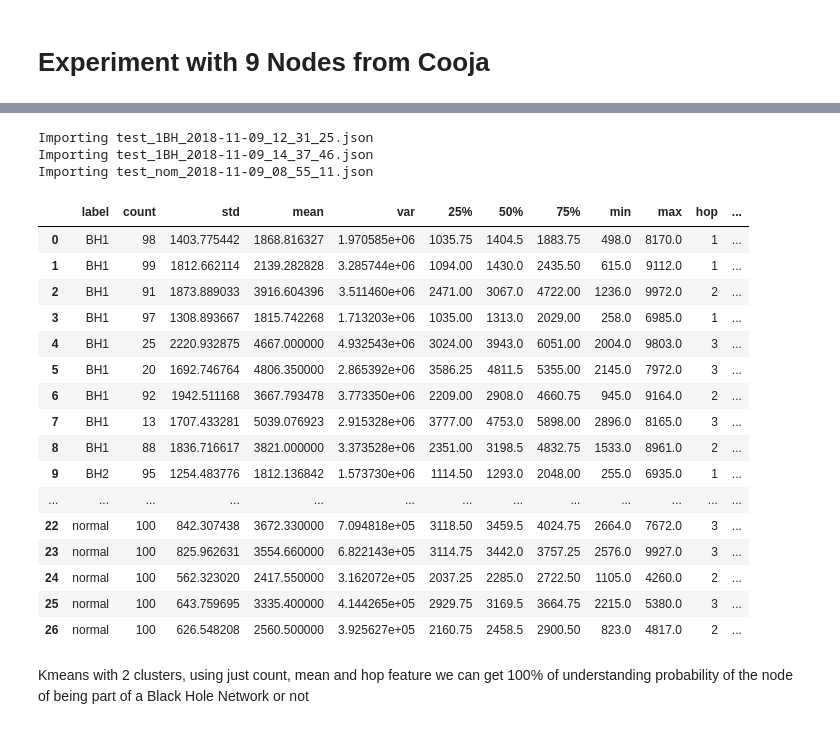
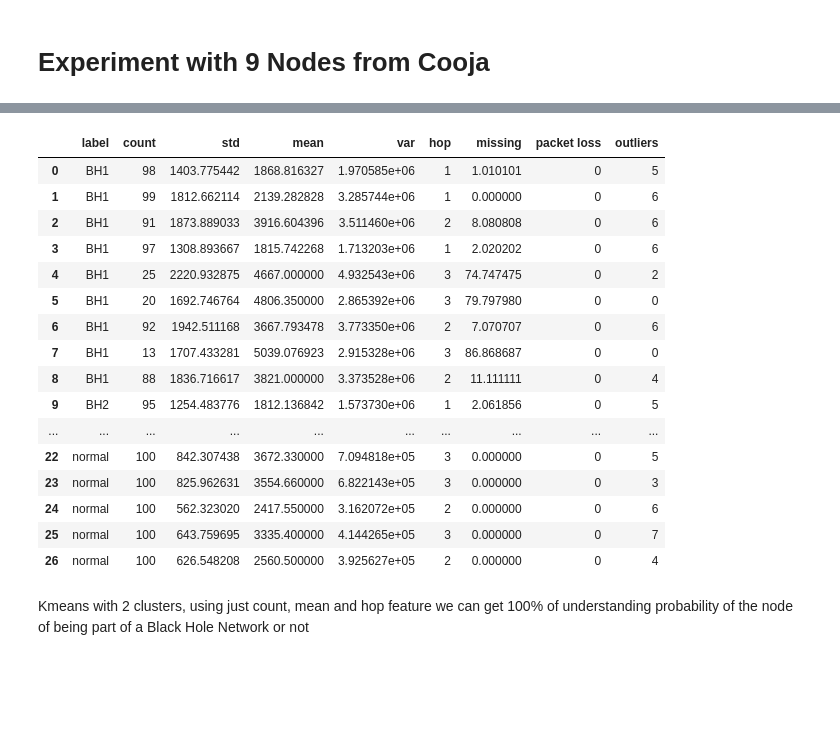
Before and after one commit to ichatz/iot-netprofiler, a Jupyter notebook: Kmeans/Kmeans Cooja 9.ipynb, the cells around one changed output, grey strips where cells are left out. Drawn from its saved outputs; the diff is of its cells as text; code cells hidden in the pictures; blank space fills up the shorter version.

```diff
--- a/Kmeans/Kmeans Cooja 9.ipynb
+++ b/Kmeans/Kmeans Cooja 9.ipynb
@@ -36,15 +96,4 @@ random.seed(6666)
 # %%
-
-dataList=coojaJsonImporter("../cooja-9nodes/traces")
-data=[]
-cases=[
-      "BH1",
-        "BH2",
-    "normal"
-      ]
-BlackHole=[-1,4,5+8]
-for nodeList in dataList:
-    data.append(createNodes(nodeList))
 pings=getPings(data)
 #All data collection is in variable node that is a list of list of nodes
 #3 nets input x 9 nodes by net
@@ -54,14 +103,15 @@ d={ "label":[],
     "std":  [],
     "mean": [],
     "var":  [],
-    "25%":  [],
-   "50%":[],
-   "75%":[],
-   "min":[],
-   "max":[],
+    #"25%":  [],
+    #"50%":[],
+    #"75%":[],
+   #"min":[],
+   #"max":[],
    "hop":[],
-   "missing": []
-   #"rtt/pkt":[]
+   "missing":[],
+   "packet loss":[],
+   "outliers":[]
 }
 count=[]
 labels=[]
@@ -84,67 +134,66 @@ for i in range(len(data)):
             d["mean"].append(nodeWindow.mean())
             d["var"].append(nodeWindow.var())
             d["label"].append(cases[i])
-            d["25%"].append(nodeWindow.describe()["25%"])
-            d["50%"].append(nodeWindow.describe()["50%"])
-            d["75%"].append(nodeWindow.describe()["75%"])
-            d["min"].append(nodeWindow.describe()["min"])
-            d["max"].append(nodeWindow.describe()["max"])
+            #d["25%"].append(nodeWindow.describe()["25%"])
+            #d["50%"].append(nodeWindow.describe()["50%"])
+            #d["75%"].append(nodeWindow.describe()["75%"])
+            #d["min"].append(nodeWindow.describe()["min"])
+            #d["max"].append(nodeWindow.describe()["max"])
             d["hop"].append(data[i][j].hop)
+            d["packet loss"].append(0)
+            d["outliers"].append(getOutliers(node)["rtt"].count())
+            missing=window-nodeWindow.count()
 
-            missing=window-nodeWindow.count()
-            d["missing"].append(missing)
+            d["packet loss"].append(getPercentageMissingPackets(node,window))
 
 
 
 stats=pd.DataFrame(d)
 
 stats
 correction=[]
 correction2=[] #for 3 cluster 0:normal net 1:bh net 2:bh
 
 #Creating simple array to correct unsupervised learning
 #NB as it is unsupervised could happen that the correction are inverted
 for i in range(len(d["label"])):
     el=d["label"][i]
     if el=="normal":
         correction.append(1)
         correction2.append(1)
 
     else:
         #print(el=="BH2" and i==BlackHole[2])
         correction.append(0)
         if ((el=="BH1" and i==BlackHole[1]) or
             (el=="BH2" and i==BlackHole[2])):
 
             correction2.append(2)
         else:
             correction2.append(0)
 
 
 correction=np.array(correction)
 correction2=np.array(correction2)
 
 stats
 # %% [output]
-Importing test_1BH_2018-11-09_12_31_25.json
-Importing test_1BH_2018-11-09_14_37_46.json
-Importing test_nom_2018-11-09_08_55_11.json
-|  | label | count | std | mean | var | 25% | 50% | 75% | min | max | hop | ... |
-| 0 | BH1 | 98 | 1403.775442 | 1868.816327 | 1.970585e+06 | 1035.75 | 1404.5 | 1883.75 | 498.0 | 8170.0 | 1 | ... |
-| 1 | BH1 | 99 | 1812.662114 | 2139.282828 | 3.285744e+06 | 1094.00 | 1430.0 | 2435.50 | 615.0 | 9112.0 | 1 | ... |
-| 2 | BH1 | 91 | 1873.889033 | 3916.604396 | 3.511460e+06 | 2471.00 | 3067.0 | 4722.00 | 1236.0 | 9972.0 | 2 | ... |
-| 3 | BH1 | 97 | 1308.893667 | 1815.742268 | 1.713203e+06 | 1035.00 | 1313.0 | 2029.00 | 258.0 | 6985.0 | 1 | ... |
-| 4 | BH1 | 25 | 2220.932875 | 4667.000000 | 4.932543e+06 | 3024.00 | 3943.0 | 6051.00 | 2004.0 | 9803.0 | 3 | ... |
-| 5 | BH1 | 20 | 1692.746764 | 4806.350000 | 2.865392e+06 | 3586.25 | 4811.5 | 5355.00 | 2145.0 | 7972.0 | 3 | ... |
-| 6 | BH1 | 92 | 1942.511168 | 3667.793478 | 3.773350e+06 | 2209.00 | 2908.0 | 4660.75 | 945.0 | 9164.0 | 2 | ... |
-| 7 | BH1 | 13 | 1707.433281 | 5039.076923 | 2.915328e+06 | 3777.00 | 4753.0 | 5898.00 | 2896.0 | 8165.0 | 3 | ... |
-| 8 | BH1 | 88 | 1836.716617 | 3821.000000 | 3.373528e+06 | 2351.00 | 3198.5 | 4832.75 | 1533.0 | 8961.0 | 2 | ... |
-| 9 | BH2 | 95 | 1254.483776 | 1812.136842 | 1.573730e+06 | 1114.50 | 1293.0 | 2048.00 | 255.0 | 6935.0 | 1 | ... |
-| ... | ... | ... | ... | ... | ... | ... | ... | ... | ... | ... | ... | ... |
-| 22 | normal | 100 | 842.307438 | 3672.330000 | 7.094818e+05 | 3118.50 | 3459.5 | 4024.75 | 2664.0 | 7672.0 | 3 | ... |
-| 23 | normal | 100 | 825.962631 | 3554.660000 | 6.822143e+05 | 3114.75 | 3442.0 | 3757.25 | 2576.0 | 9927.0 | 3 | ... |
-| 24 | normal | 100 | 562.323020 | 2417.550000 | 3.162072e+05 | 2037.25 | 2285.0 | 2722.50 | 1105.0 | 4260.0 | 2 | ... |
-| 25 | normal | 100 | 643.759695 | 3335.400000 | 4.144265e+05 | 2929.75 | 3169.5 | 3664.75 | 2215.0 | 5380.0 | 3 | ... |
-| 26 | normal | 100 | 626.548208 | 2560.500000 | 3.925627e+05 | 2160.75 | 2458.5 | 2900.50 | 823.0 | 4817.0 | 2 | ... |
+|  | label | count | std | mean | var | hop | missing | packet loss | outliers |
+| 0 | BH1 | 98 | 1403.775442 | 1868.816327 | 1.970585e+06 | 1 | 1.010101 | 0 | 5 |
+| 1 | BH1 | 99 | 1812.662114 | 2139.282828 | 3.285744e+06 | 1 | 0.000000 | 0 | 6 |
+| 2 | BH1 | 91 | 1873.889033 | 3916.604396 | 3.511460e+06 | 2 | 8.080808 | 0 | 6 |
+| 3 | BH1 | 97 | 1308.893667 | 1815.742268 | 1.713203e+06 | 1 | 2.020202 | 0 | 6 |
+| 4 | BH1 | 25 | 2220.932875 | 4667.000000 | 4.932543e+06 | 3 | 74.747475 | 0 | 2 |
+| 5 | BH1 | 20 | 1692.746764 | 4806.350000 | 2.865392e+06 | 3 | 79.797980 | 0 | 0 |
+| 6 | BH1 | 92 | 1942.511168 | 3667.793478 | 3.773350e+06 | 2 | 7.070707 | 0 | 6 |
+| 7 | BH1 | 13 | 1707.433281 | 5039.076923 | 2.915328e+06 | 3 | 86.868687 | 0 | 0 |
+| 8 | BH1 | 88 | 1836.716617 | 3821.000000 | 3.373528e+06 | 2 | 11.111111 | 0 | 4 |
+| 9 | BH2 | 95 | 1254.483776 | 1812.136842 | 1.573730e+06 | 1 | 2.061856 | 0 | 5 |
+| ... | ... | ... | ... | ... | ... | ... | ... | ... | ... |
+| 22 | normal | 100 | 842.307438 | 3672.330000 | 7.094818e+05 | 3 | 0.000000 | 0 | 5 |
+| 23 | normal | 100 | 825.962631 | 3554.660000 | 6.822143e+05 | 3 | 0.000000 | 0 | 3 |
+| 24 | normal | 100 | 562.323020 | 2417.550000 | 3.162072e+05 | 2 | 0.000000 | 0 | 6 |
+| 25 | normal | 100 | 643.759695 | 3335.400000 | 4.144265e+05 | 3 | 0.000000 | 0 | 7 |
+| 26 | normal | 100 | 626.548208 | 2560.500000 | 3.925627e+05 | 2 | 0.000000 | 0 | 4 |
 # %%
 
```
Also changed, not shown: parts of 4 cells of this notebook, 2 other files.
